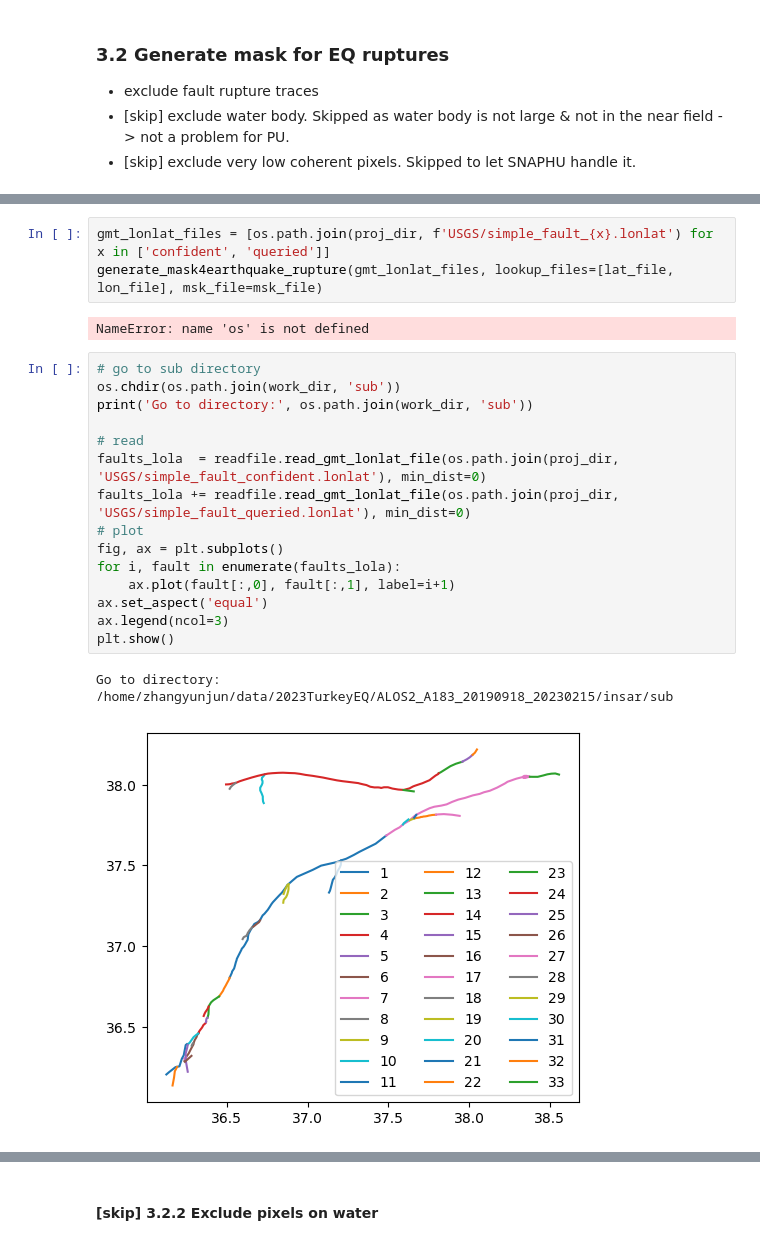
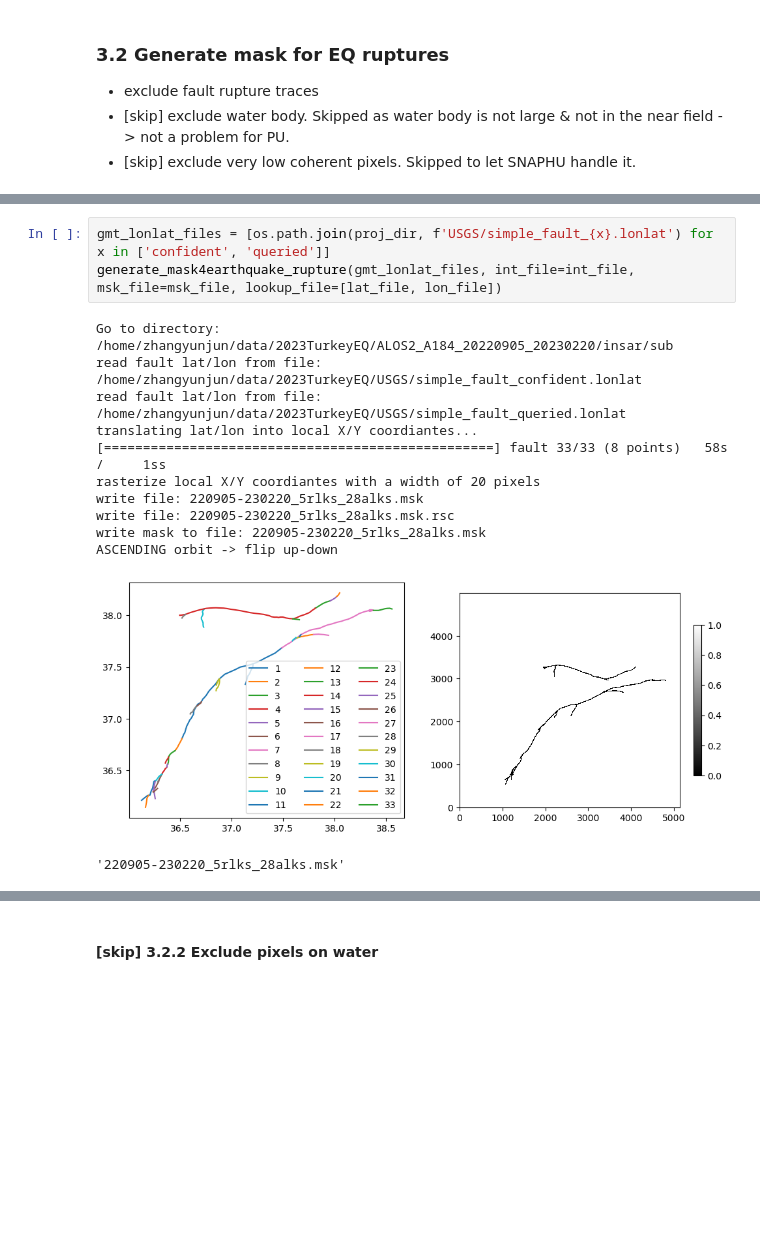
Before and after one commit to yunjunz/2023-Turkey-EQ, a Jupyter notebook: ifgram_postproc.ipynb, the cells around one changed output, grey strips where cells are left out. Drawn from its saved outputs; the diff is of its cells as text; blank space fills up the shorter version.

```diff
--- a/ifgram_postproc.ipynb
+++ b/ifgram_postproc.ipynb
@@ -214,23 +305,16 @@ def generate_mask4earthquake_rupture(gmt_lonlat_files, lookup_files, msk_file):
 # %%
 gmt_lonlat_files = [os.path.join(proj_dir, f'USGS/simple_fault_{x}.lonlat') for x in ['confident', 'queried']]
-generate_mask4earthquake_rupture(gmt_lonlat_files, lookup_files=[lat_file, lon_file], msk_file=msk_file)
+generate_mask4earthquake_rupture(gmt_lonlat_files, int_file=int_file, msk_file=msk_file, lookup_file=[lat_file, lon_file])
 # %% [output]
-NameError: name 'os' is not defined
+Go to directory: /home/zhangyunjun/data/2023TurkeyEQ/ALOS2_A184_20220905_20230220/insar/sub
+read fault lat/lon from file: /home/zhangyunjun/data/2023TurkeyEQ/USGS/simple_fault_confident.lonlat
+read fault lat/lon from file: /home/zhangyunjun/data/2023TurkeyEQ/USGS/simple_fault_queried.lonlat
+translating lat/lon into local X/Y coordiantes...
+[==================================================] fault 33/33 (8 points)   58s /     1ss
+rasterize local X/Y coordiantes with a width of 20 pixels
+write file: 220905-230220_5rlks_28alks.msk
+write file: 220905-230220_5rlks_28alks.msk.rsc
+write mask to file: 220905-230220_5rlks_28alks.msk
+ASCENDING orbit -> flip up-down
+[figure, added]
+'220905-230220_5rlks_28alks.msk'
-# %%
-# go to sub directory
-os.chdir(os.path.join(work_dir, 'sub'))
-print('Go to directory:', os.path.join(work_dir, 'sub'))
-
-# read
-faults_lola  = readfile.read_gmt_lonlat_file(os.path.join(proj_dir, 'USGS/simple_fault_confident.lonlat'), min_dist=0)
-faults_lola += readfile.read_gmt_lonlat_file(os.path.join(proj_dir, 'USGS/simple_fault_queried.lonlat'), min_dist=0)
-# plot
-fig, ax = plt.subplots()
-for i, fault in enumerate(faults_lola):
-    ax.plot(fault[:,0], fault[:,1], label=i+1)
-ax.set_aspect('equal')
-ax.legend(ncol=3)
-plt.show()
-# %% [output]
-Go to directory: /home/zhangyunjun/data/2023TurkeyEQ/ALOS2_A183_20190918_20230215/insar/sub
-[figure, removed]
```
Also changed, not shown: parts of 16 cells of this notebook.
